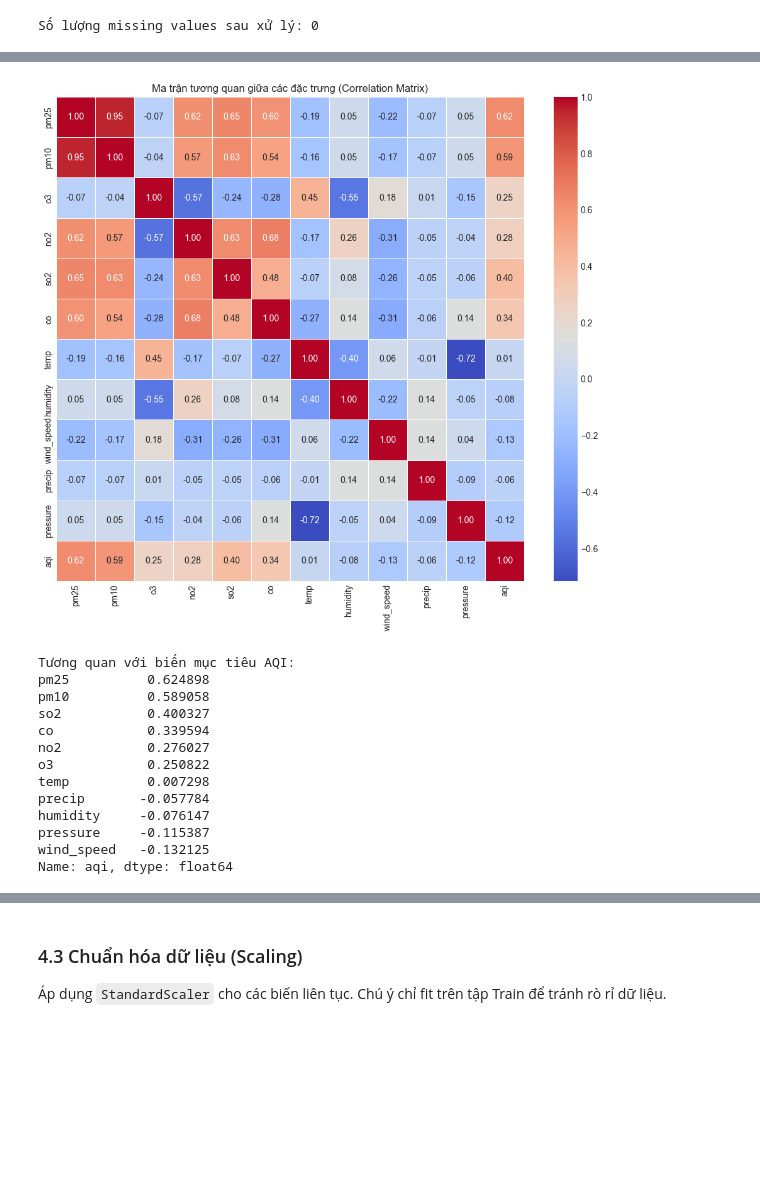
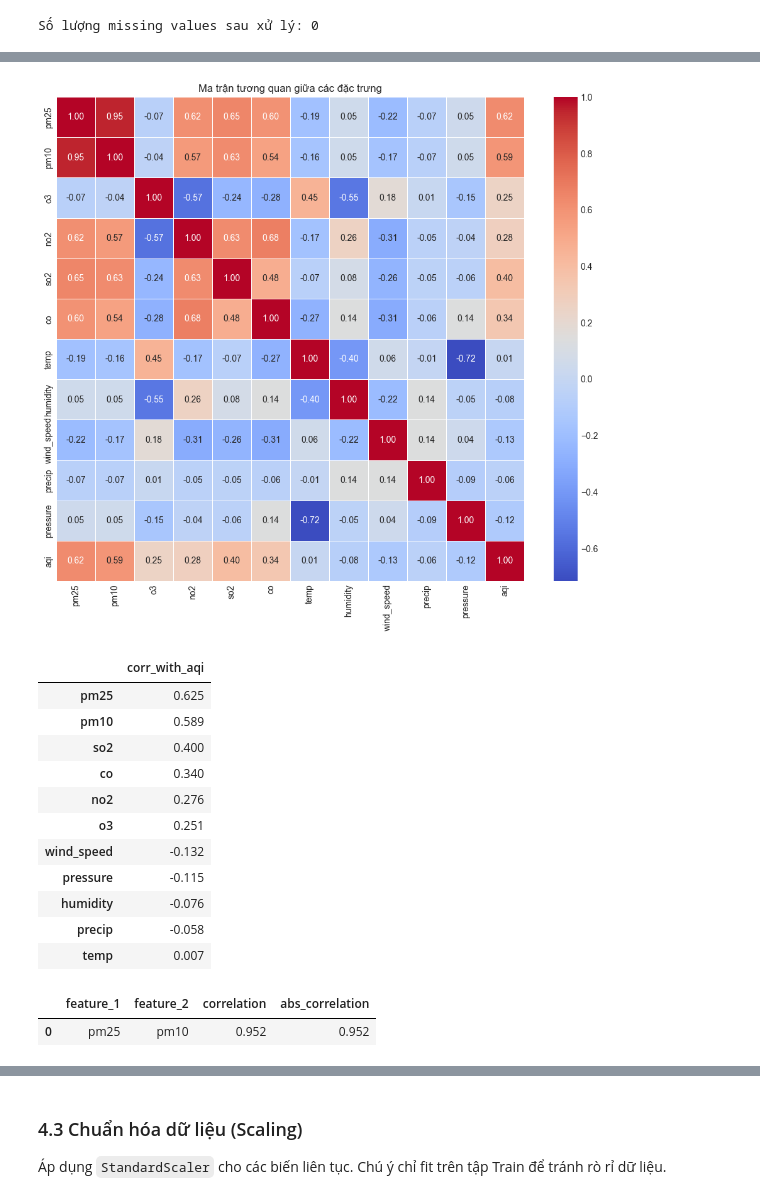
Before and after one commit to kimngoc280105/aqi-vietnam, a Jupyter notebook: code/notebook.ipynb, the cells around one changed output, grey strips where cells are left out. Drawn from its saved outputs; the diff is of its cells as text; code cells hidden in the pictures; blank space fills up the shorter version.

```diff
--- a/code/notebook.ipynb
+++ b/code/notebook.ipynb
@@ -206,7 +330,21 @@ Theo thống kê:
 # %%
-df.interpolate(method='linear', inplace=True)
-df.fillna(method='ffill', inplace=True) # Fill những giá trị NaN ở đầu chuỗi (nếu có)
-df.fillna(method='bfill', inplace=True)
+# Đảm bảo sort theo city + datetime trước khi interpolate
+df = df.sort_values(['city', 'datetime']).reset_index(drop=True)
+
+# Xử lý missing values THEO TỪNG THÀNH PHỐ
+# (tránh nội suy giữa các chuỗi thời gian khác nhau)
+numeric_cols = df.select_dtypes(include='number').columns
+
+df[numeric_cols] = df.groupby('city')[numeric_cols].transform(
+    lambda x: x.interpolate(method='linear')
+)
+df[numeric_cols] = df.groupby('city')[numeric_cols].transform(
+    lambda x: x.ffill()
+)
+df[numeric_cols] = df.groupby('city')[numeric_cols].transform(
+    lambda x: x.bfill()
+)
+
 print(f"Số lượng missing values sau xử lý: {df.isnull().sum().sum()}")
 # %% [output]
 Số lượng missing values sau xử lý: 0
@@ -268,28 +624,37 @@ Name: proportion, dtype: float64
 # %%
 plt.figure(figsize=(12, 10))
 corr_cols = ['pm25', 'pm10', 'o3', 'no2', 'so2', 'co', 'temp', 'humidity', 'wind_speed', 'precip', 'pressure', 'aqi']
 corr_matrix = df[corr_cols].corr()
 
 sns.heatmap(corr_matrix, annot=True, cmap='coolwarm', fmt=".2f", linewidths=0.5)
-plt.title("Ma trận tương quan giữa các đặc trưng (Correlation Matrix)")
+plt.title("Ma trận tương quan giữa các đặc trưng")
 plt.show()
 
-# Trích xuất các biến có tương quan mạnh nhất với biến mục tiêu AQI
-print("Tương quan với biến mục tiêu AQI:")
-print(corr_matrix['aqi'].sort_values(ascending=False)[1:])
+# Tương quan với biến mục tiêu AQI
+target_corr = corr_matrix['aqi'].drop('aqi').sort_values(key=lambda s: s.abs(), ascending=False).to_frame('corr_with_aqi')
+display(target_corr.round(3))
+
+# Phát hiện đa cộng tuyến theo tương quan cặp biến
+upper_mask = np.triu(np.ones(corr_matrix.shape), k=1).astype(bool)
+corr_pairs = corr_matrix.where(upper_mask).stack().reset_index()
+corr_pairs.columns = ['feature_1', 'feature_2', 'correlation']
+corr_pairs['abs_correlation'] = corr_pairs['correlation'].abs()
+high_corr_pairs = corr_pairs[corr_pairs['abs_correlation'] >= 0.80].sort_values('abs_correlation', ascending=False)
+display(high_corr_pairs.round(3))
 # %% [output]
-[figure, old version]
+[figure, new version]
-Tương quan với biến mục tiêu AQI:
-pm25          0.624898
-pm10          0.589058
-so2           0.400327
-co            0.339594
-no2           0.276027
-o3            0.250822
-temp          0.007298
-precip       -0.057784
-humidity     -0.076147
-pressure     -0.115387
-wind_speed   -0.132125
-Name: aqi, dtype: float64
+|  | corr_with_aqi |
+| pm25 | 0.625 |
+| pm10 | 0.589 |
+| so2 | 0.400 |
+| co | 0.340 |
+| no2 | 0.276 |
+| o3 | 0.251 |
+| wind_speed | -0.132 |
+| pressure | -0.115 |
+| humidity | -0.076 |
+| precip | -0.058 |
+| temp | 0.007 |
+|  | feature_1 | feature_2 | correlation | abs_correlation |
+| 0 | pm25 | pm10 | 0.952 | 0.952 |
 # %% [markdown]
```
Also changed, not shown: parts of 28 cells of this notebook, 5 other files.
